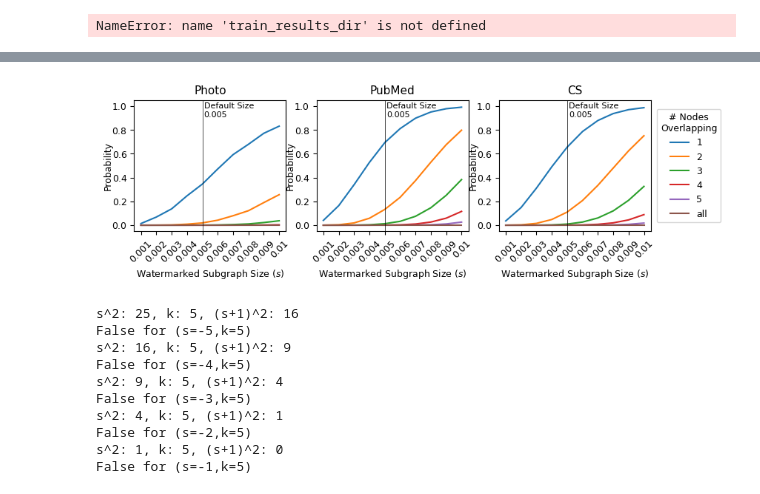
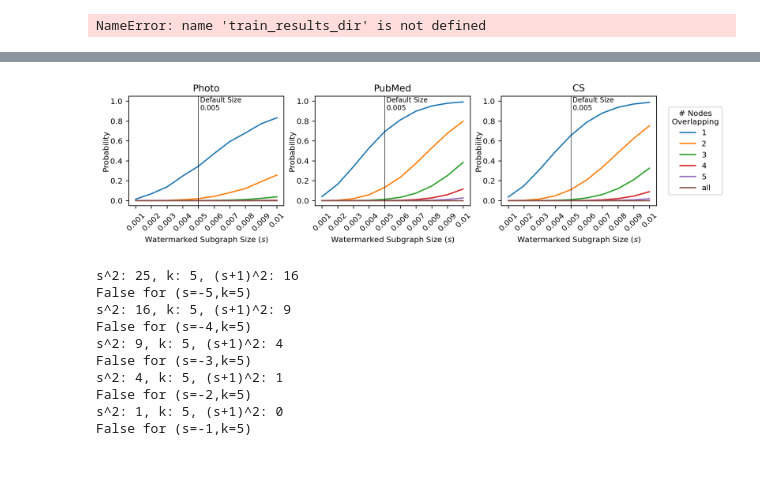
Before and after one commit to jdowner212/GNN-watermark, a Jupyter notebook: src/main_experiments.ipynb, the cells around one changed output, grey strips where cells are left out. Drawn from its saved outputs; the diff is of its cells as text; code cells hidden in the pictures; blank space fills up the shorter version.

```diff
--- a/src/main_experiments.ipynb
+++ b/src/main_experiments.ipynb
@@ -385,0 +418,5 @@ for subgraph_size in [10,20]:
+# %%
+from torch_geometric.datasets import KarateClub
+dataset = KarateClub()
+data = dataset[0]
+print(data)
@@ -1046,3 +1095,12 @@ for latex table:
+# %%
+current_dir = os.getcwd()
+parent_dir = os.path.dirname(current_dir)
+dataset_name='photo'
+train_results_dir = os.path.join(parent_dir,'training_results',dataset_name)
+
+with open(os.path.join(train_results_dir,'subgraph_size_comparison.txt'),'r') as f:
+
+    subgraph_sizes = ast.literal_eval(f.readline().split('subgraph_sizes: ')[1].split('\n')[0])
 # %%
 import math
 def binom(n, k):
@@ -1083,7 +1141,7 @@ def probability_at_least_j_same_group(N, k, c, n_sub, j):
 
 def plot_overlap_probability(num_subgraph, xrotation=45,xticksize=7,yticksize=7,xlabelsize=8,ylabelsize=8,annotationsize=7,legendsize=8,legendtitlesize=8,bigtitlesize=13,smalltitlesize=11):
     subgraph_sizes = [0.001,0.002,0.003,0.004,0.005,0.006,0.007,0.008,0.009,0.01]
-    fig,axs=plt.subplots(1,3,figsize=(9,2.3))
+    fig,axs=plt.subplots(1,3,figsize=(11,2.3))
     for i, dataset_name in enumerate(['photo','PubMed','CS']):
         ax=axs[i]
         dataset = prep_data(dataset_name=dataset_name, location='default', batch_size='default', transform_list='default',  train_val_test_split=[0.6,0.2,0.2], verbose=False)
@@ -1096,36 +1154,36 @@ def plot_overlap_probability(num_subgraph, xrotation=45,xticksize=7,yticksize=7,
             n_sub = int(subgraph_size*len_train)
             num_target_entries=  n_sub*4
             for j in [1,2,3,4,5,'n_sub']:
                 j_ = n_sub if j=='n_sub' else j
                 p_j_overlap = probability_at_least_j_same_group(len_train, num_target_entries, num_subgraph, n_sub, j_)
                 subgraph_size_overlap_dicts[j].append(p_j_overlap)
         for j in [1,2,3,4,5,'n_sub']:
             j_key = j if j!='n_sub' else 'all'
             ax.plot(subgraph_sizes,subgraph_size_overlap_dicts[j],label=j_key)
 
         p_intervals=[0.0,0.2,0.4,0.6,0.8,1.0]
         ax.set_yticks(p_intervals)
         ax.set_yticklabels(p_intervals,fontsize=yticksize)
         ax.set_xticks(subgraph_sizes)
         ax.set_xticklabels(subgraph_sizes,fontsize=xticksize,rotation=xrotation)
         ax.text(0.0051,0.91,'Default Size\n0.005',color='black',fontsize=annotationsize)
-        ax.set_ylabel(f'Probability',fontsize=ylabelsize,labelpad=-1)
+        ax.set_ylabel(f'Probability',fontsize=ylabelsize,labelpad=1)
         ax.set_xlabel(f'Watermarked Subgraph Size ($s$)',fontsize=xlabelsize)
         ax.axvline(0.005,color='black',lw=0.5)
         ax.set_ylim(-0.05,1.05)
         ax.set_title('Photo' if dataset_name=='photo' else dataset_name,fontsize=smalltitlesize)
     handles, labels = ax.get_legend_handles_labels()
     legend = ax.legend(handles=handles, labels=labels, loc='center', bbox_to_anchor=(1.25, 0.5), ncol=1,fontsize=legendsize, title='# Nodes\nOverlapping',title_fontsize=legendtitlesize)
     legend.get_title().set_ha('center')
     # fig.suptitle('Probability of Attacker-Chosen Subgraph Overlapping with a Watermarked Subgraph',fontsize=bigtitlesize,y=1.04)
     fig.subplots_adjust(wspace=0.2)
-    plt.savefig('/Users/janedowner/Desktop/Desktop/IDEAL/Project_2/ICLR_photos/probability_of_overlap.png',bbox_inches='tight',dpi=300)
+    plt.savefig('/Users/janedowner/Library/Mobile Documents/com~apple~CloudDocs/Desktop_icloud/IDEAL/Project_2_updated/ICLR_photos/probability_of_overlap.png',bbox_inches='tight',dpi=300)
     plt.show()
 
 
 plot_overlap_probability(4, xrotation=45,xticksize=9,yticksize=9,xlabelsize=9,ylabelsize=9,annotationsize=8,legendsize=9,legendtitlesize=9,bigtitlesize=13,smalltitlesize=11)
 # %% [output]
-[figure, old version]
+[figure, new version]
 # %%
 def P(k,s):
     print(f's^2: {s**2}, k: {k}, (s+1)^2: {(s+1)**2}')
```
Also changed, not shown: parts of 6 cells of this notebook.
